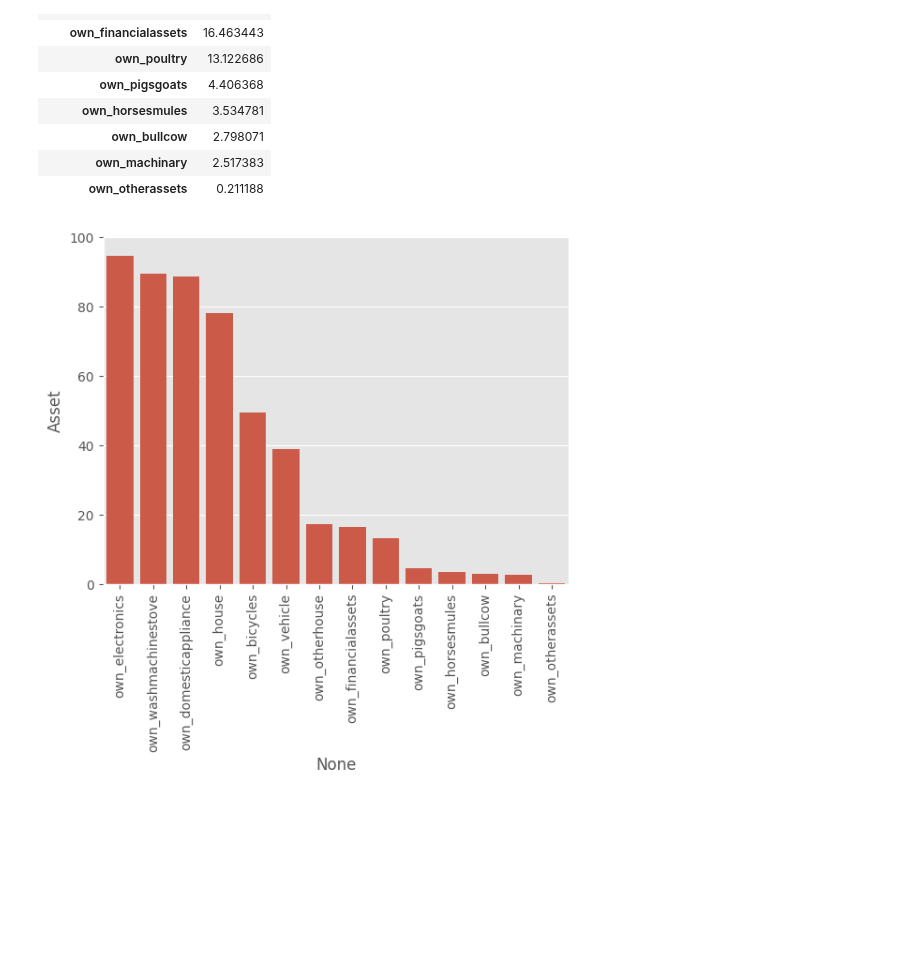
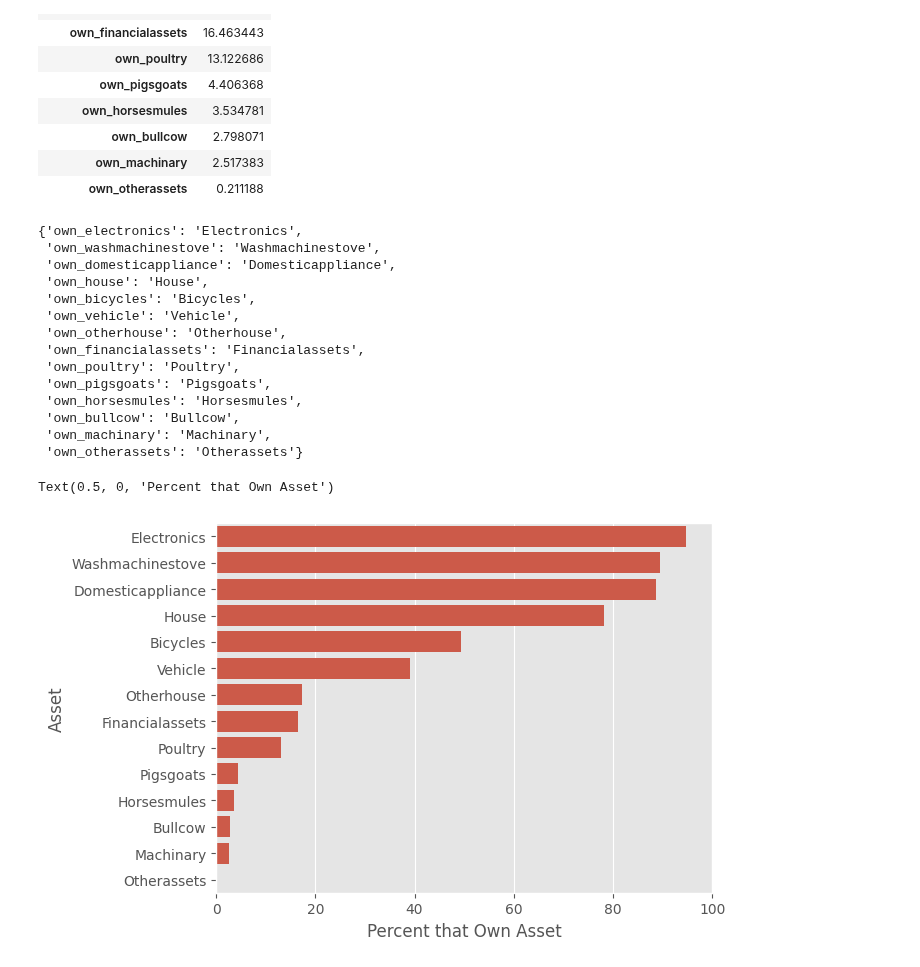
Before and after one commit to mjv2146/access-to-financial-markets, a Jupyter notebook: notebooks/2005/03_EDA.ipynb, the cells around one changed output. Saved outputs shown, nothing was run; the diff lists cells and outputs as text; code cells hidden in the pictures; blank space fills up the shorter version.

```diff
--- a/notebooks/2005/03_EDA.ipynb
+++ b/notebooks/2005/03_EDA.ipynb
@@ -460,16 +531,34 @@ own_mean
 | own_bullcow | 2.798071 |
 | own_machinary | 2.517383 |
 | own_otherassets | 0.211188 |
+# %%
+labels = {
+    x: x.replace('own_', '').title()
+    for x in own_mean.index
+}
+labels
+# %% [output]
+{'own_electronics': 'Electronics',
+ 'own_washmachinestove': 'Washmachinestove',
+ 'own_domesticappliance': 'Domesticappliance',
+ 'own_house': 'House',
+ 'own_bicycles': 'Bicycles',
+ 'own_vehicle': 'Vehicle',
+ 'own_otherhouse': 'Otherhouse',
+ 'own_financialassets': 'Financialassets',
+ 'own_poultry': 'Poultry',
+ 'own_pigsgoats': 'Pigsgoats',
+ 'own_horsesmules': 'Horsesmules',
+ 'own_bullcow': 'Bullcow',
+ 'own_machinary': 'Machinary',
+ 'own_otherassets': 'Otherassets'}
 # %%
-own_mean
-plt.clf()
-ax = sns.barplot(own_mean, x=own_mean.index, y='mean')
-ax.set_xticklabels(ax.get_xticklabels(), rotation=90)
-
-ax.set_ylim(0, 100)
-ax.set_ylabel('Percent that Own Asset')
+ax = sns.barplot(own_mean, y=own_mean.index, x='mean')
+ax.set_yticklabels([labels[x] for x in own_mean.index])
 ax.set_ylabel('Asset')
 
-plt.show()
+ax.set_xlim(0, 100)
+ax.set_xlabel('Percent that Own Asset')
 # %% [output]
+Text(0.5, 0, 'Percent that Own Asset')
-[figure, old version]
+[figure, new version]
```
Also changed, not shown: parts of 30 cells of this notebook, 1 other file.
